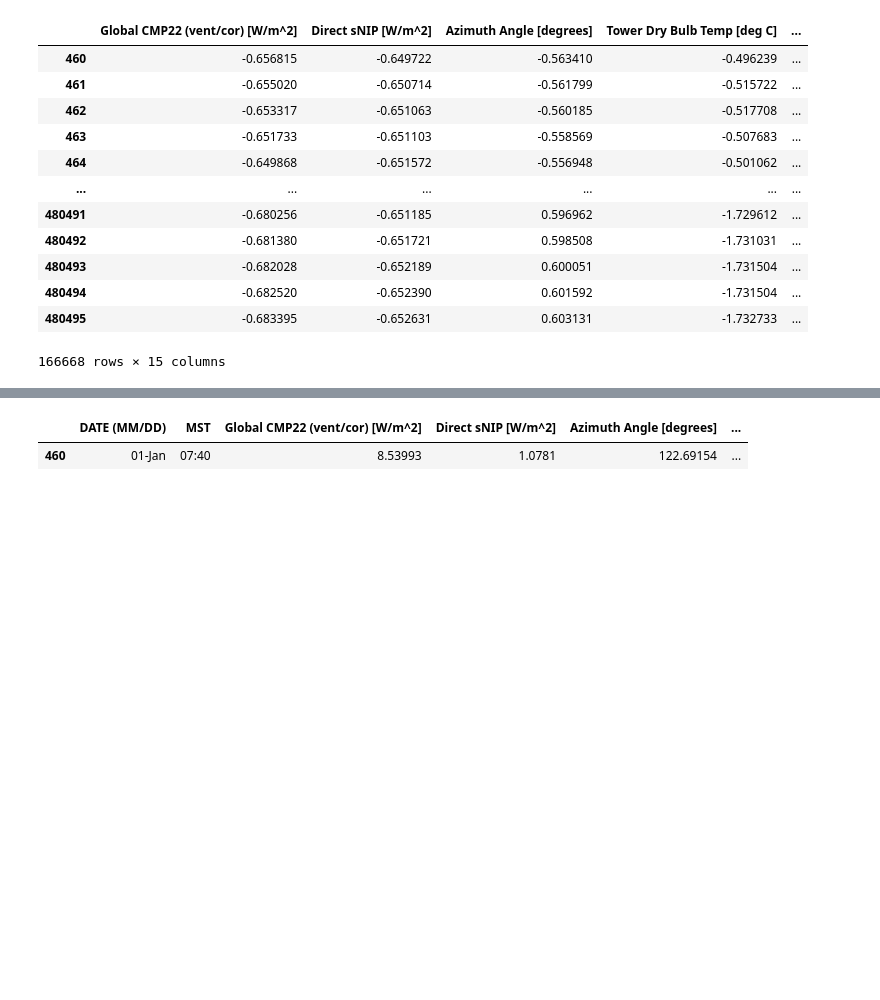
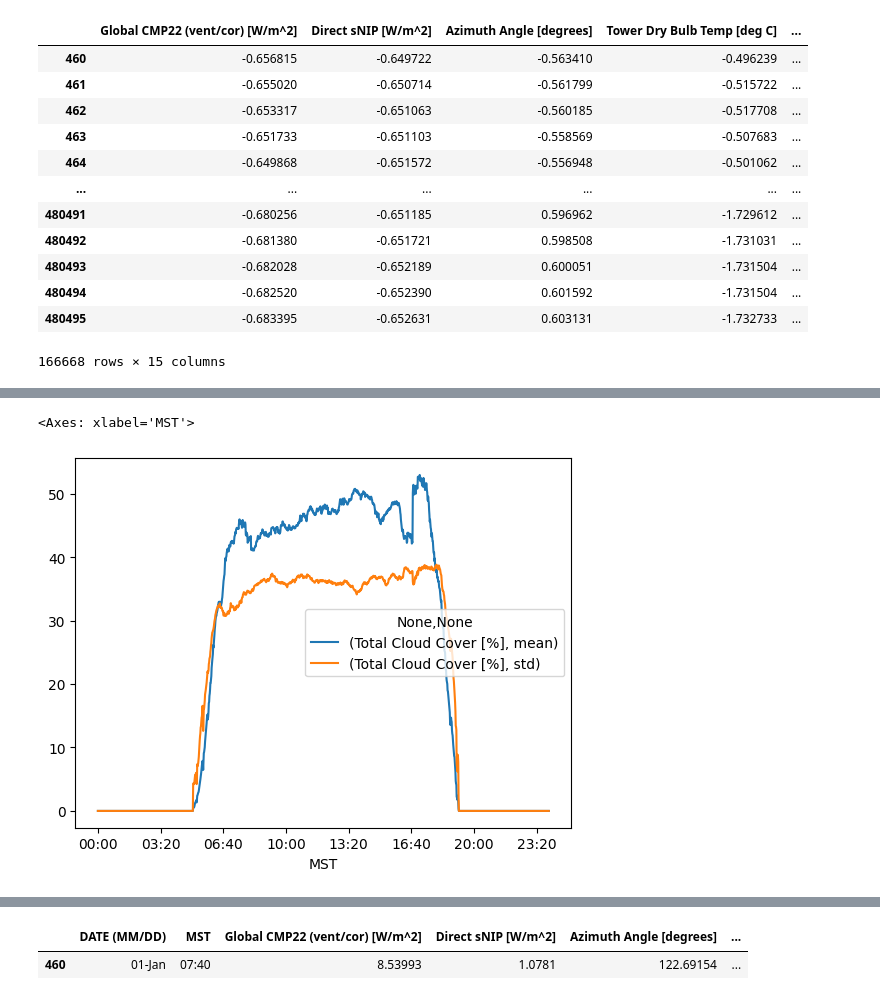
Before and after one commit to lordaarush/Cloud-Cover-Detection, a Jupyter notebook: clouds-movement-prediction.ipynb, the cells around one changed output, grey strips where cells are left out. Cells and saved outputs as stored; diff of their text form; code cells hidden in the pictures; blank space fills up the shorter version.

Commit message:
Kaggle Notebook | Clouds Movement Prediction | Version 4

```diff
--- a/clouds-movement-prediction.ipynb
+++ b/clouds-movement-prediction.ipynb
@@ -344,4 +391,4 @@ print(PWD)
 # %% [markdown]
 ## Original Dataframe in "df"
 # %%
-df = pd.read_csv(os.path.join(PWD,'kaggle/input/cloud-images-19510/train.csv' ))
+df = pd.read_csv(os.path.join(PWD,'/kaggle/input/cloud-images-19510/train.csv' ))
@@ -348,7 +446,7 @@ df = pd.read_csv(os.path.join(PWD,'kaggle/input/cloud-images-19510/train.csv' ))
 # %% [markdown]
 ## Removing NaN Values in "df_withoutNA"
 # %%
-df_withoutNA = df.dropna(how = 'any')
+df_withoutNA = df.dropna(how = 'any',ignore_index = True)
 # %% [markdown]
 ## Getting Time data columns only after removing NaN in "df_time"
 # %%
@@ -433,0 +554,5 @@ df_scaled.loc[day_idx].corr()
+# %%
+(df_withoutNA.loc[day_idx,['MST','Total Cloud Cover [%]']][0:]).groupby('MST').agg(['mean','std']).plot()
+# %% [output]
+<Axes: xlabel='MST'>
+[figure, added]
```
Also changed, not shown: parts of 75 cells of this notebook.
